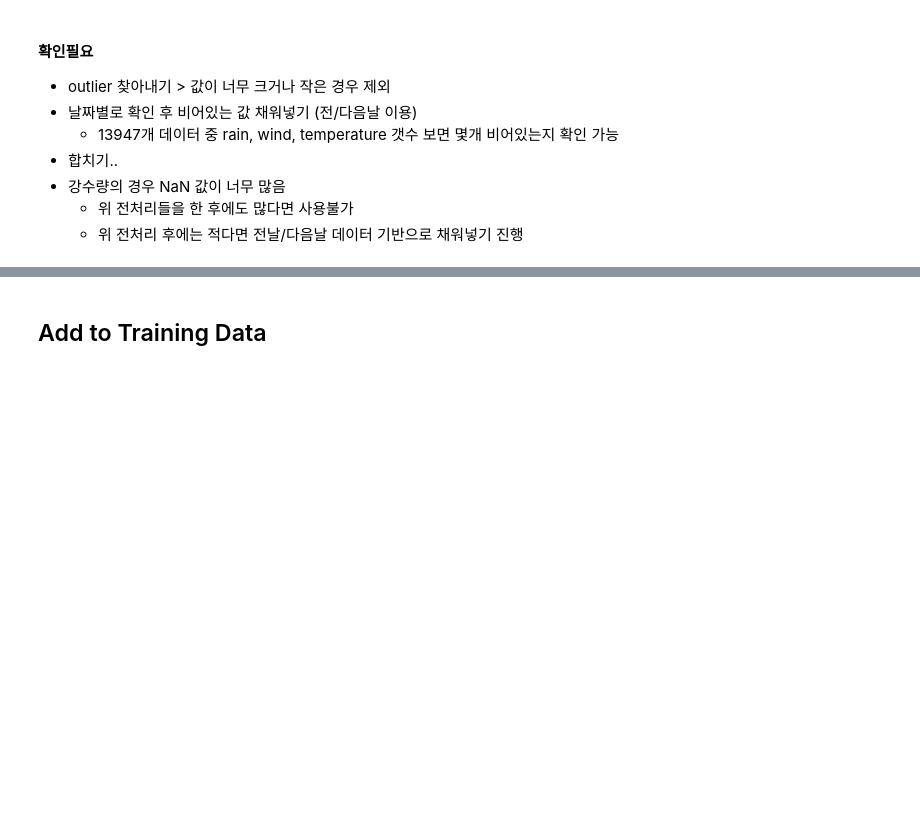
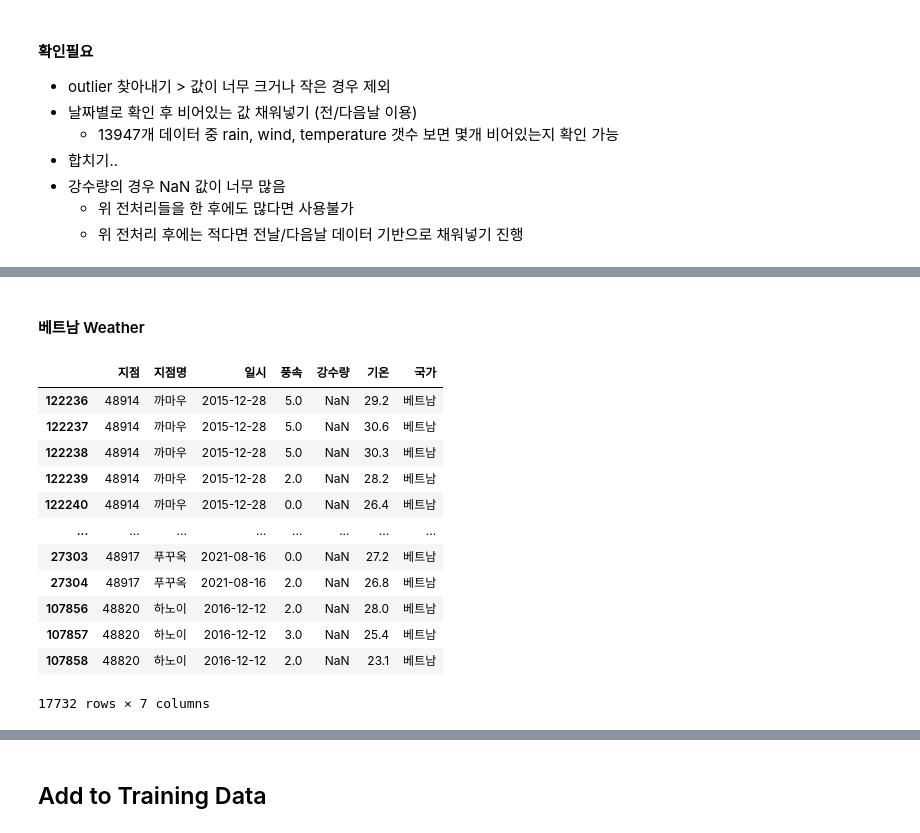
Before and after one commit to Yeony54/Project_Seafood_Import_Price_Prediction, a Jupyter notebook: Final_Preprocessing.ipynb, the cells around one changed output, grey strips where cells are left out. Cells and saved outputs as stored; diff of their text form; code cells hidden in the pictures; blank space fills up the shorter version.

```diff
--- a/Final_Preprocessing.ipynb
+++ b/Final_Preprocessing.ipynb
@@ -148,0 +151,9 @@ df_weather.describe()
+# %%
+rwt = pd.merge(rwt_20152016,rwt_20162017,how='outer')
+
+rwt = rwt.append(rwt_20172018)
+rwt = rwt.append(rwt_20182019)
+rwt = rwt.append(rwt_20192020)
+rwt = rwt.append(rwt_20202021)
+
+rwt # 국가별 강수량,풍속,기온 데이터
@@ -148,0 +225,33 @@ df_weather.describe()
+# %% [markdown]
+#### 베트남 Weather
+# %%
+rwt_vit = pd.DataFrame()
+
+for i in [48914, 48808, 48870, 48877, 48845, 48840, 48887, 48917, 48820]:
+    rwt_vit = rwt_vit.append(rwt[rwt['지점']==i])
+
+rwt_vit = rwt_vit.sort_values(by=['지점명','일시'])
+
+rwt_vit['국가'] = '베트남'
+
+rwt_vit['일시'] = rwt_vit['일시'].str[:10] # 시간 부분 삭제
+
+rwt_vit['일시'] = rwt_vit['일시'].astype('datetime64')
+
+rwt_vit = rwt_vit.query('일시.dt.dayofweek == 0') # 일시를 일주일 간격으로 변환
+
+rwt_vit # 베트남 풍속,강수량,기온
+# %% [output]
+|  | 지점 | 지점명 | 일시 | 풍속 | 강수량 | 기온 | 국가 |
+| 122236 | 48914 | 까마우 | 2015-12-28 | 5.0 | NaN | 29.2 | 베트남 |
+| 122237 | 48914 | 까마우 | 2015-12-28 | 5.0 | NaN | 30.6 | 베트남 |
+| 122238 | 48914 | 까마우 | 2015-12-28 | 5.0 | NaN | 30.3 | 베트남 |
+| 122239 | 48914 | 까마우 | 2015-12-28 | 2.0 | NaN | 28.2 | 베트남 |
+| 122240 | 48914 | 까마우 | 2015-12-28 | 0.0 | NaN | 26.4 | 베트남 |
+| ... | ... | ... | ... | ... | ... | ... | ... |
+| 27303 | 48917 | 푸꾸옥 | 2021-08-16 | 0.0 | NaN | 27.2 | 베트남 |
+| 27304 | 48917 | 푸꾸옥 | 2021-08-16 | 2.0 | NaN | 26.8 | 베트남 |
+| 107856 | 48820 | 하노이 | 2016-12-12 | 2.0 | NaN | 28.0 | 베트남 |
+| 107857 | 48820 | 하노이 | 2016-12-12 | 3.0 | NaN | 25.4 | 베트남 |
+| 107858 | 48820 | 하노이 | 2016-12-12 | 2.0 | NaN | 23.1 | 베트남 |
+17732 rows × 7 columns
```
Also changed, not shown: parts of 52 cells of this notebook.
